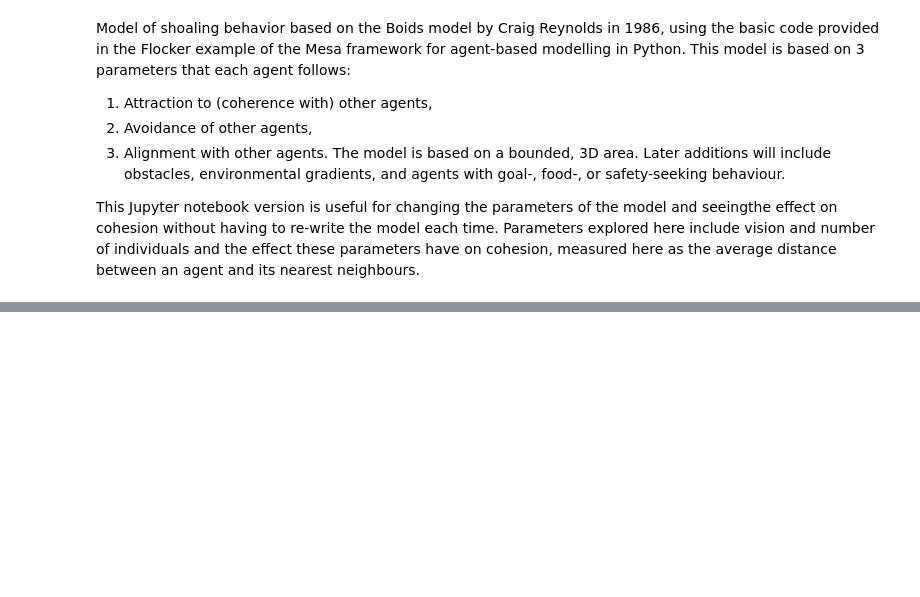
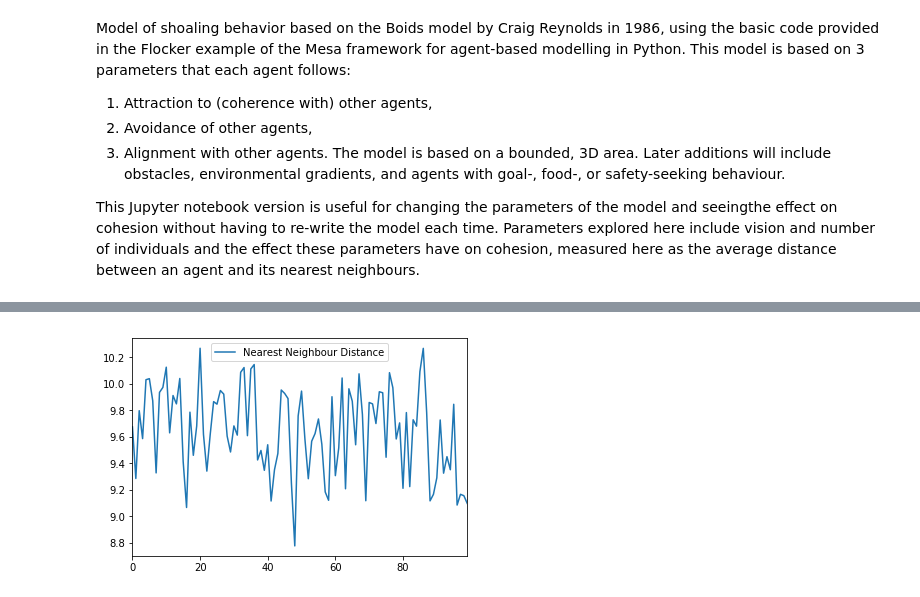
Before and after one commit to sowasser/fish-shoaling-model, a Jupyter notebook: shoal_model_nnd.ipynb, the cells around one changed output, grey strips where cells are left out. Cells and saved outputs as stored; diff of their text form; code cells hidden in the pictures; blank space fills up the shorter version.

```diff
--- a/shoal_model_nnd.ipynb
+++ b/shoal_model_nnd.ipynb
@@ -247,0 +243,13 @@ nearestneighbour.plot()
+# %%
+# Runs the model with speed changed to 10 (units unknown)
+# Runs the model for (n) steps.
+model = ShoalModel(population=100, width=100, height=100, speed=10, vision=10, separation=2)
+for i in range(100):
+    model.step()
+
+%matplotlib inline
+
+nearestneighbour = model.datacollector.get_model_vars_dataframe()
+nearestneighbour.plot();
+# %% [output]
+[figure, added]
```
Also changed, not shown: parts of 6 cells of this notebook, 1 other file.
